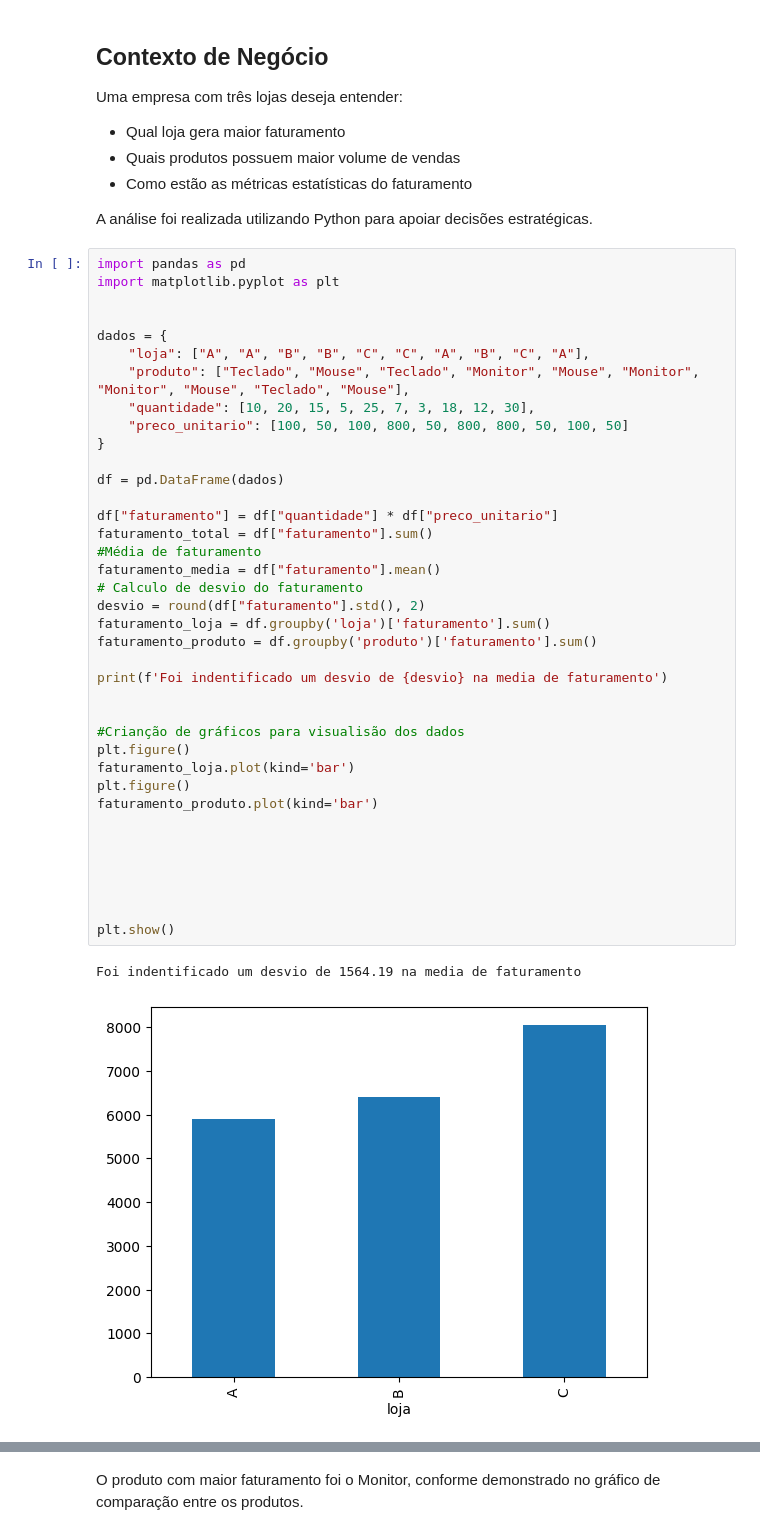
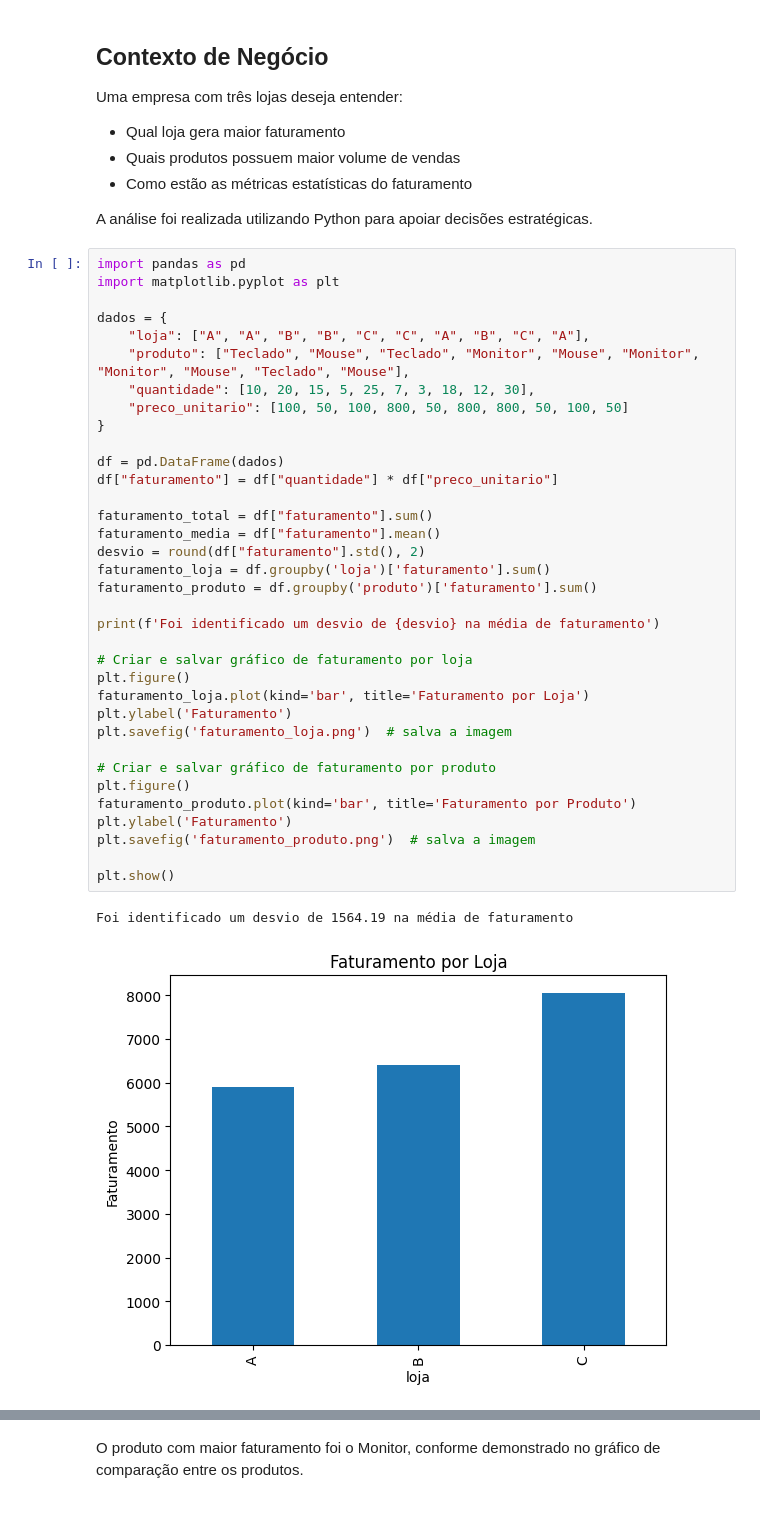
Before and after one commit to gustavohenriquehg6/analise_vendas, a Jupyter notebook: projeto.ipynb, the cells around one changed output, grey strips where cells are left out. Cells and saved outputs as stored; diff of their text form.

Commit message:
Adiciona gráficos e atualiza README

```diff
--- a/projeto.ipynb
+++ b/projeto.ipynb
@@ -17,41 +17,38 @@ A análise foi realizada utilizando Python para apoiar decisões estratégicas.
 # %%
 import pandas as pd
 import matplotlib.pyplot as plt
-
 
 dados = {
     "loja": ["A", "A", "B", "B", "C", "C", "A", "B", "C", "A"],
     "produto": ["Teclado", "Mouse", "Teclado", "Monitor", "Mouse", "Monitor", "Monitor", "Mouse", "Teclado", "Mouse"],
     "quantidade": [10, 20, 15, 5, 25, 7, 3, 18, 12, 30],
     "preco_unitario": [100, 50, 100, 800, 50, 800, 800, 50, 100, 50]
 }
 
 df = pd.DataFrame(dados)
+df["faturamento"] = df["quantidade"] * df["preco_unitario"]
 
-df["faturamento"] = df["quantidade"] * df["preco_unitario"]
 faturamento_total = df["faturamento"].sum()
-#Média de faturamento
 faturamento_media = df["faturamento"].mean()
-# Calculo de desvio do faturamento
 desvio = round(df["faturamento"].std(), 2)
 faturamento_loja = df.groupby('loja')['faturamento'].sum()
 faturamento_produto = df.groupby('produto')['faturamento'].sum()
 
-print(f'Foi indentificado um desvio de {desvio} na media de faturamento')
+print(f'Foi identificado um desvio de {desvio} na média de faturamento')
 
+# Criar e salvar gráfico de faturamento por loja
+plt.figure()
+faturamento_loja.plot(kind='bar', title='Faturamento por Loja')
+plt.ylabel('Faturamento')
+plt.savefig('faturamento_loja.png')  # salva a imagem
 
-#Crianção de gráficos para visualisão dos dados
+# Criar e salvar gráfico de faturamento por produto
 plt.figure()
-faturamento_loja.plot(kind='bar')
-plt.figure()
-faturamento_produto.plot(kind='bar')
-
-
-
-
-
+faturamento_produto.plot(kind='bar', title='Faturamento por Produto')
+plt.ylabel('Faturamento')
+plt.savefig('faturamento_produto.png')  # salva a imagem
 
 plt.show()
 # %% [output]
-Foi indentificado um desvio de 1564.19 na media de faturamento
+Foi identificado um desvio de 1564.19 na média de faturamento
-[figure, old version]
+[figure, new version]
```
Also changed, not shown: parts of 1 cell of this notebook, 2 other files.
